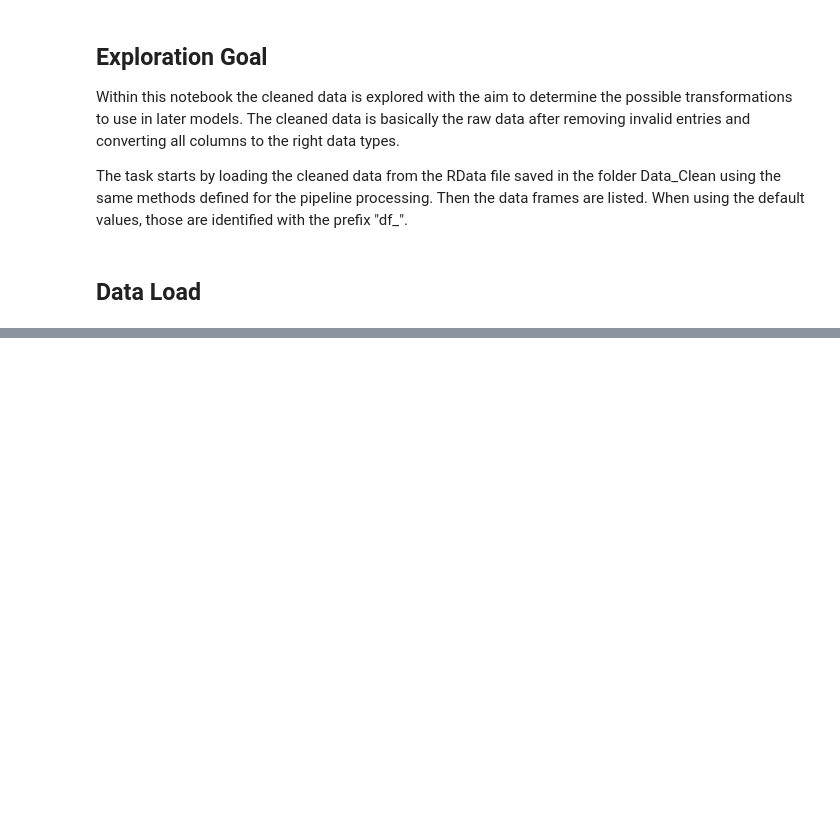
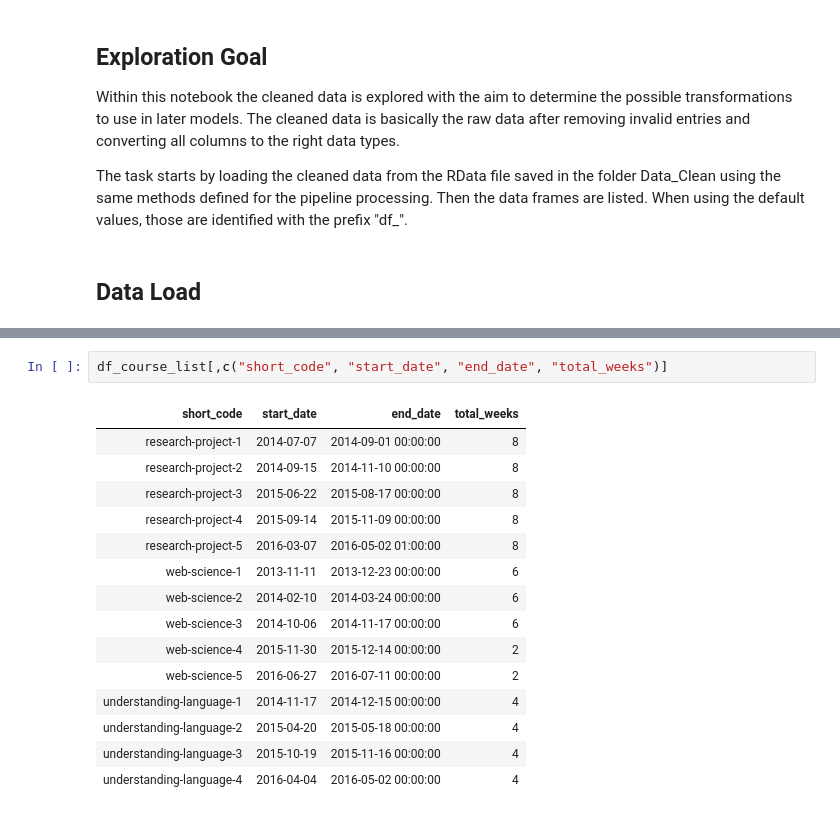
Before and after one commit to miballe/FutureLearnAnalytics, a Jupyter notebook: clean_data_exploration.ipynb, the cells around one changed output, grey strips where cells are left out. Cells and saved outputs as stored; diff of their text form; blank space fills up the shorter version.

```diff
--- a/clean_data_exploration.ipynb
+++ b/clean_data_exploration.ipynb
@@ -53,0 +68,18 @@ Please keep in mind the notation of the short_code field, since it is the unique
+# %%
+df_course_list[,c("short_code", "start_date", "end_date", "total_weeks")]
+# %% [output]
+| short_code | start_date | end_date | total_weeks |
+| research-project-1 | 2014-07-07 | 2014-09-01 00:00:00 | 8 |
+| research-project-2 | 2014-09-15 | 2014-11-10 00:00:00 | 8 |
+| research-project-3 | 2015-06-22 | 2015-08-17 00:00:00 | 8 |
+| research-project-4 | 2015-09-14 | 2015-11-09 00:00:00 | 8 |
+| research-project-5 | 2016-03-07 | 2016-05-02 01:00:00 | 8 |
+| web-science-1 | 2013-11-11 | 2013-12-23 00:00:00 | 6 |
+| web-science-2 | 2014-02-10 | 2014-03-24 00:00:00 | 6 |
+| web-science-3 | 2014-10-06 | 2014-11-17 00:00:00 | 6 |
+| web-science-4 | 2015-11-30 | 2015-12-14 00:00:00 | 2 |
+| web-science-5 | 2016-06-27 | 2016-07-11 00:00:00 | 2 |
+| understanding-language-1 | 2014-11-17 | 2014-12-15 00:00:00 | 4 |
+| understanding-language-2 | 2015-04-20 | 2015-05-18 00:00:00 | 4 |
+| understanding-language-3 | 2015-10-19 | 2015-11-16 00:00:00 | 4 |
+| understanding-language-4 | 2016-04-04 | 2016-05-02 00:00:00 | 4 |
```
Also changed, not shown: parts of 9 cells of this notebook, 9 other files.
